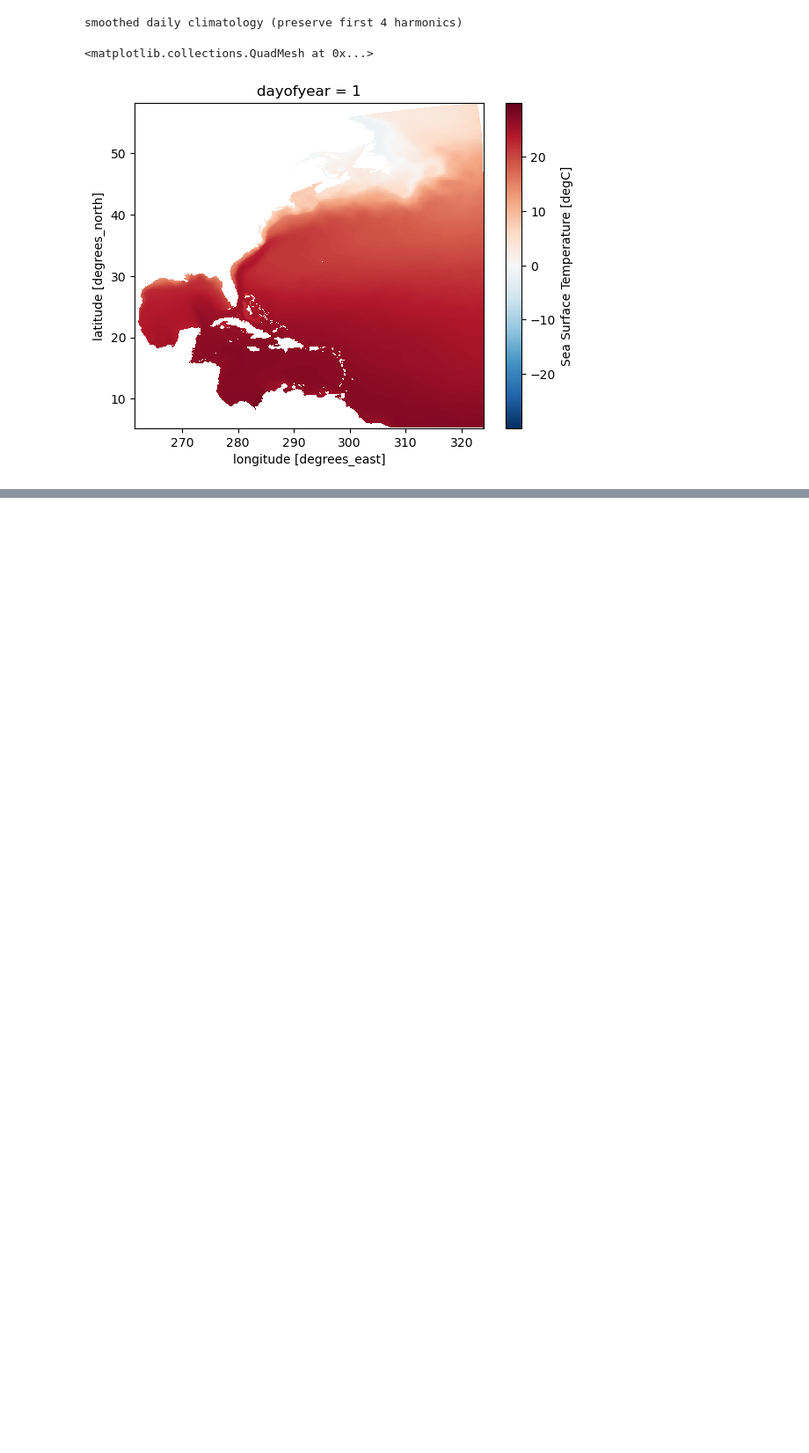
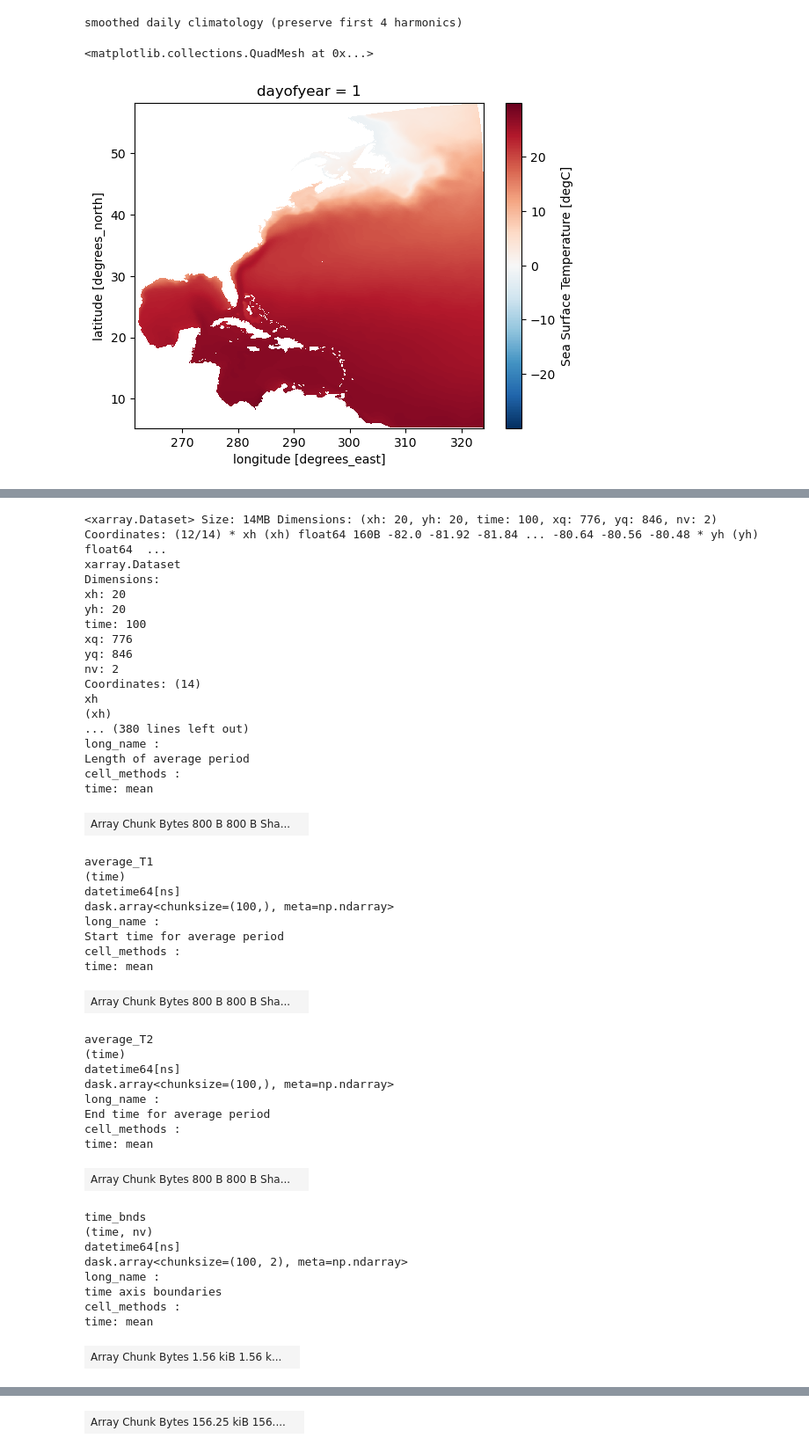
Before and after one commit to NOAA-CEFI-Portal/regional_mom6, a Jupyter notebook: mom6/notebook/hist_run_climo_test.ipynb, the cells around one changed output, grey strips where cells are left out. Shown at 88% size. Cells and saved outputs as stored; diff of their text form; code cells hidden in the pictures; blank space fills up the shorter version.

```diff
--- a/mom6/notebook/hist_run_climo_test.ipynb
+++ b/mom6/notebook/hist_run_climo_test.ipynb
@@ -69,0 +157,48 @@ ds_climo.isel(dayofyear=0).plot()
+# %%
+ds
+# %% [output]
+<xarray.Dataset> Size: 14MB Dimensions: (xh: 20, yh: 20, time: 100, xq: 776, yq: 846, nv: 2) Coordinates: (12/14) * xh (xh) float64 160B -82.0 -81.92 -81.84 ... -80.64 -80.56 -80.48 * yh (yh) float64  ...
+xarray.Dataset
+Dimensions:
+xh: 20
+yh: 20
+time: 100
+xq: 776
+yq: 846
+nv: 2
+Coordinates: (14)
+xh
+(xh)
+... (380 lines left out)
+long_name :
+Length of average period
+cell_methods :
+time: mean
+| Array Chunk Bytes 800 B 800 B Sha... |  |
+average_T1
+(time)
+datetime64[ns]
+dask.array<chunksize=(100,), meta=np.ndarray>
+long_name :
+Start time for average period
+cell_methods :
+time: mean
+| Array Chunk Bytes 800 B 800 B Sha... |  |
+average_T2
+(time)
+datetime64[ns]
+dask.array<chunksize=(100,), meta=np.ndarray>
+long_name :
+End time for average period
+cell_methods :
+time: mean
+| Array Chunk Bytes 800 B 800 B Sha... |  |
+time_bnds
+(time, nv)
+datetime64[ns]
+dask.array<chunksize=(100, 2), meta=np.ndarray>
+long_name :
+time axis boundaries
+cell_methods :
+time: mean
+| Array Chunk Bytes 1.56 kiB 1.56 k... |  |
@@ -69,0 +221 @@ ds_climo.isel(dayofyear=0).plot()
+| Array Chunk Bytes 156.25 kiB 156.... |  |
```
Also changed, not shown: parts of 16 cells of this notebook, 3 other files.
